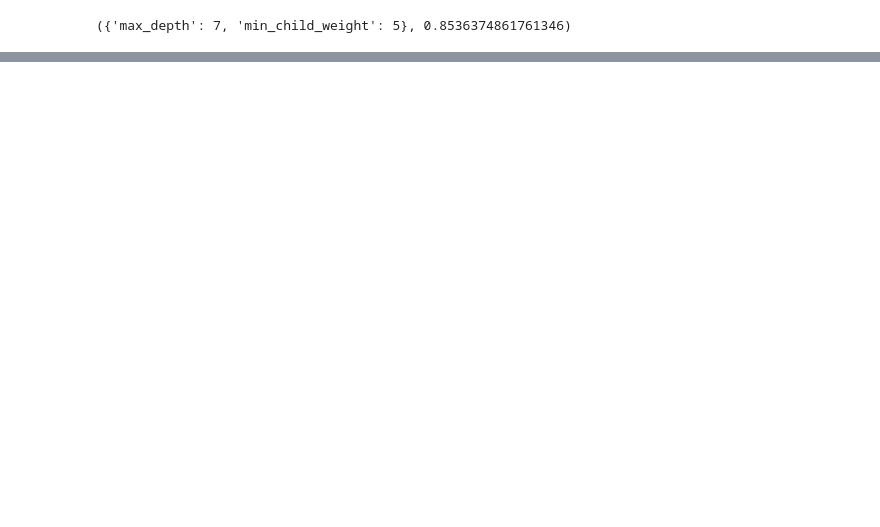
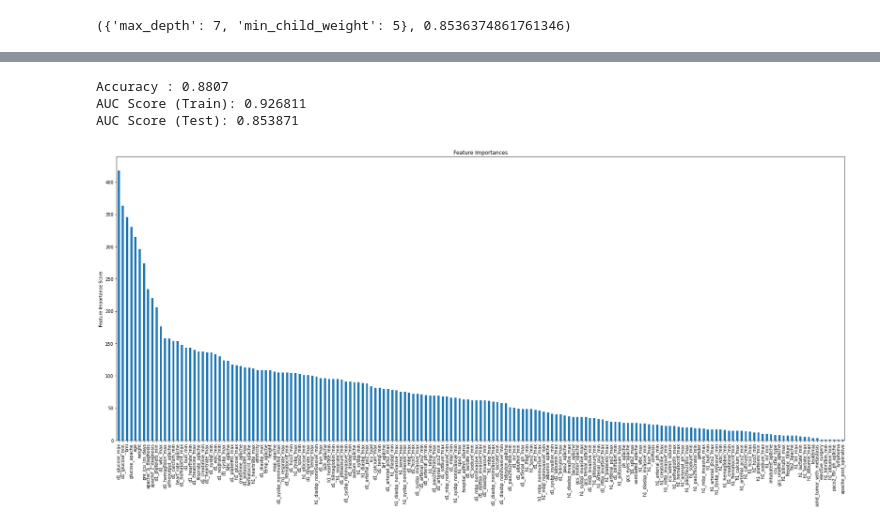
Before and after one commit to sifatnabil/diabetes_mellitus_detection_experiment, a Jupyter notebook: notebooks/Predictive_Analysis.ipynb, the cells around one changed output, grey strips where cells are left out. Cells and saved outputs as stored; diff of their text form; code cells hidden in the pictures; blank space fills up the shorter version.

```diff
--- a/notebooks/Predictive_Analysis.ipynb
+++ b/notebooks/Predictive_Analysis.ipynb
@@ -172 +210,14 @@ grid_search_2.best_params_, grid_search_2.best_score_
 ({'max_depth': 7, 'min_child_weight': 5}, 0.8536374861761346)
+# %%
+test_params_3 = {
+    'gamma':[i/10.0 for i in range(0,5)]
+}
+
+grid_search_3 = GridSearchCV(estimator = XGBClassifier(learning_rate =0.1, n_estimators=140, max_depth=5,
+                            min_child_weight=1, gamma=0, subsample=0.8, colsample_bytree=0.8,
+                            objective='binary:logistic', nthread=4, scale_pos_weight=1, seed=27),
+                            param_grid=test_params_3, scoring='roc_auc',n_jobs=4, cv=5)
+
+grid_search_3.fit(X_train, y_train)
+
+grid_search_3.best_params_, grid_search_3.best_score_
@@ -172,0 +227,19 @@ grid_search_2.best_params_, grid_search_2.best_score_
+# %%
+xgb2 = XGBClassifier(learning_rate=0.1,
+                    n_estimators=1000,
+                    max_depth=7,
+                    min_child_weight=5,
+                    gamma=0,
+                    subsample=0.8,
+                    colsample_bytree=0.8,
+                    objective= 'binary:logistic',
+                    nthread=4,
+                    scale_pos_weight=1,
+                    seed=27)
+
+model_fit(xgb2, X_train, y_train, X_test, y_test)
+# %% [output]
+Accuracy : 0.8807
+AUC Score (Train): 0.926811
+AUC Score (Test): 0.853871
+[figure, added]
```
Also changed, not shown: parts of 28 cells of this notebook.
